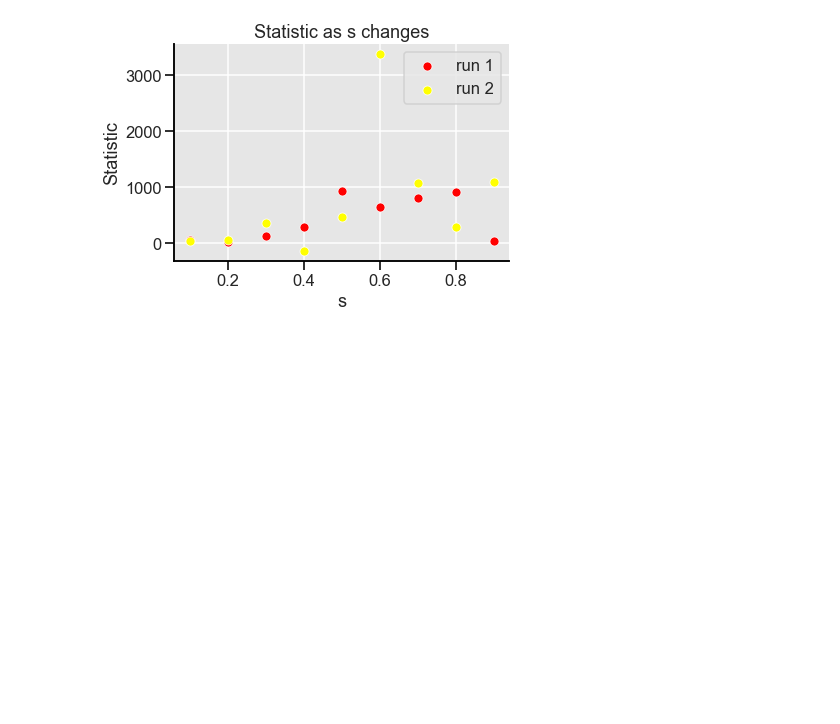
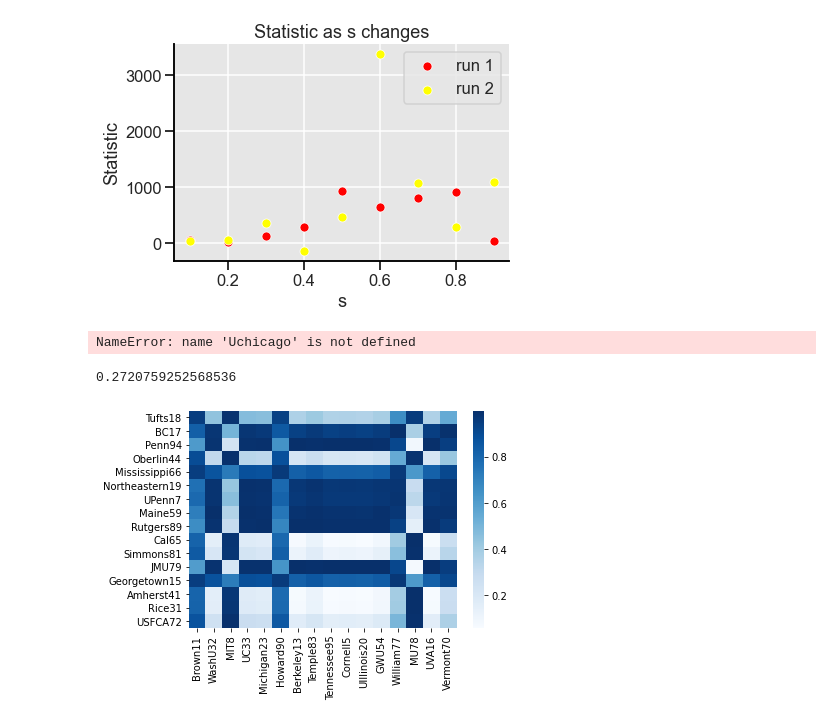
Before and after one commit to louishu17/tree_color_coding_task, a Jupyter notebook: Jupyter Vizualizations/facebook_viz.ipynb, the cells around one changed output. Drawn from its saved outputs; the diff is of its cells as text; code cells hidden in the pictures; blank space fills up the shorter version.

```diff
--- a/Jupyter Vizualizations/facebook_viz.ipynb
+++ b/Jupyter Vizualizations/facebook_viz.ipynb
@@ -95,3 +117,59 @@ print(s9_3)
 8  0.9   41.878449
 9  1.0  539.111312
 [figure]
+# %%
+#Louis Fascia sim2 run
+'''
+curve = True
+Both = [4.75509e+06,1.89211e+07,5.8645e+06,6.41865e+06,9.05948e+06,6.53754e+06,7.37387e+06,7.89143e+06,6.24858e+06,1.87155e+06,5.13922e+06,6.45424e+06,3.5234e+06,6.4723e+06, 7.02223e+06, 6.96434e+06, 5.03053e+06, 6.26508e+06, 1.84697e+06, -4.61071e+07, -1.92234e+07, -1.01165e+07]
+Northwestern = [5.06703e+06,6.30917e+06,5.39436e+06,6.47958e+06,5.26791e+06,6.0579e+06,7.62216e+06,5.95662e+06,5.07192e+06,5.67897e+06,6.13723e+09,5.43592e+06,6.22383e+06,2.56824e+10,4.64457e+09,6.51761e+06,4.70515e+06,6.70929e+06, 6.67893e+06, 5.20769e+06, 6.23353e+06, 4.88701e+06, 9.7773e+10]
+UChicago = [3.46186e+07,6.99274e+06,8.67774e+06,8.29025e+06,7.36809e+07,2.05238e+10,5.34667e+06,9.39055e+08,3.63439e+08,8.20011e+06,4.14568e+06,6.15922e+06,6.54216e+06,6.66018e+06,7.55594e+06,6.86927e+06,6.78979e+06,5.43086e+06,8.41263e+09,6.84499e+06,6.08236e+06,8.27171e+06,4.69458e+06,5.00096e+06,5.30491e+08,1.50936e+10]
+'''
+'''
+all = []
+list = []
+for x in range(len(Both)):
+    list.append('Both')
+for x in range(len(Northwestern)):
+    list.append('Northwestern')
+for x in range(len(UChicago)):
+    list.append('Uchicago')
+all = Both + Northwestern + UChicago
+frame = pd.DataFrame()
+
+frame['run'] = list
+frame['school'] = all
+'''
+'''
+sns.histplot(UChicago, label="UChicago", stat = "density", color='yellow')
+sns.histplot(Both, label="Chicago", stat = "density", color='blue')
+sns.histplot(Northwestern, label="Northwestern", stat = "density", color='red')
+plt.legend()
+sns.set_style("darkgrid", {'ytick.left' : True, 'xtick.bottom': True, 'axes.spines.left': True, 'grid.color': '1', 'axes.edgecolor': '0', 'axes.spines.right': False, "axes.facecolor": ".9"})
+sns.set_context("talk")
+sns.despine(right = True, top=True)
+'''
+# %% [output]
+NameError: name 'Uchicago' is not defined
+# %%
+data = pd.read_csv('Similarity_Normalized.csv')
+row = set()
+data = data.loc[data['n'] == 7.0]
+for x in data['File A']:
+    row.add(x)
+for x in data['File B']:
+    row.add(x)
+row = list(row)
+matrix = np.zeros((98,98))
+df = pd.DataFrame(matrix)
+df.columns=row
+df.index=row
+
+for x in range(len(data)):
+    df[data['File A'].iloc[x]][data['File B'].iloc[x]] = data['Similarity'].iloc[x]
+    df[data['File B'].iloc[x]][data['File A'].iloc[x]] = data['Similarity'].iloc[x]
+sns.heatmap(df.iloc[1:17,41:57], cmap='Blues')
+df['Northeastern19']['Rice31']
+# %% [output]
+0.2720759252568536
+[figure, added]
```
Also changed, not shown: parts of 4 cells of this notebook, 4 other files.
